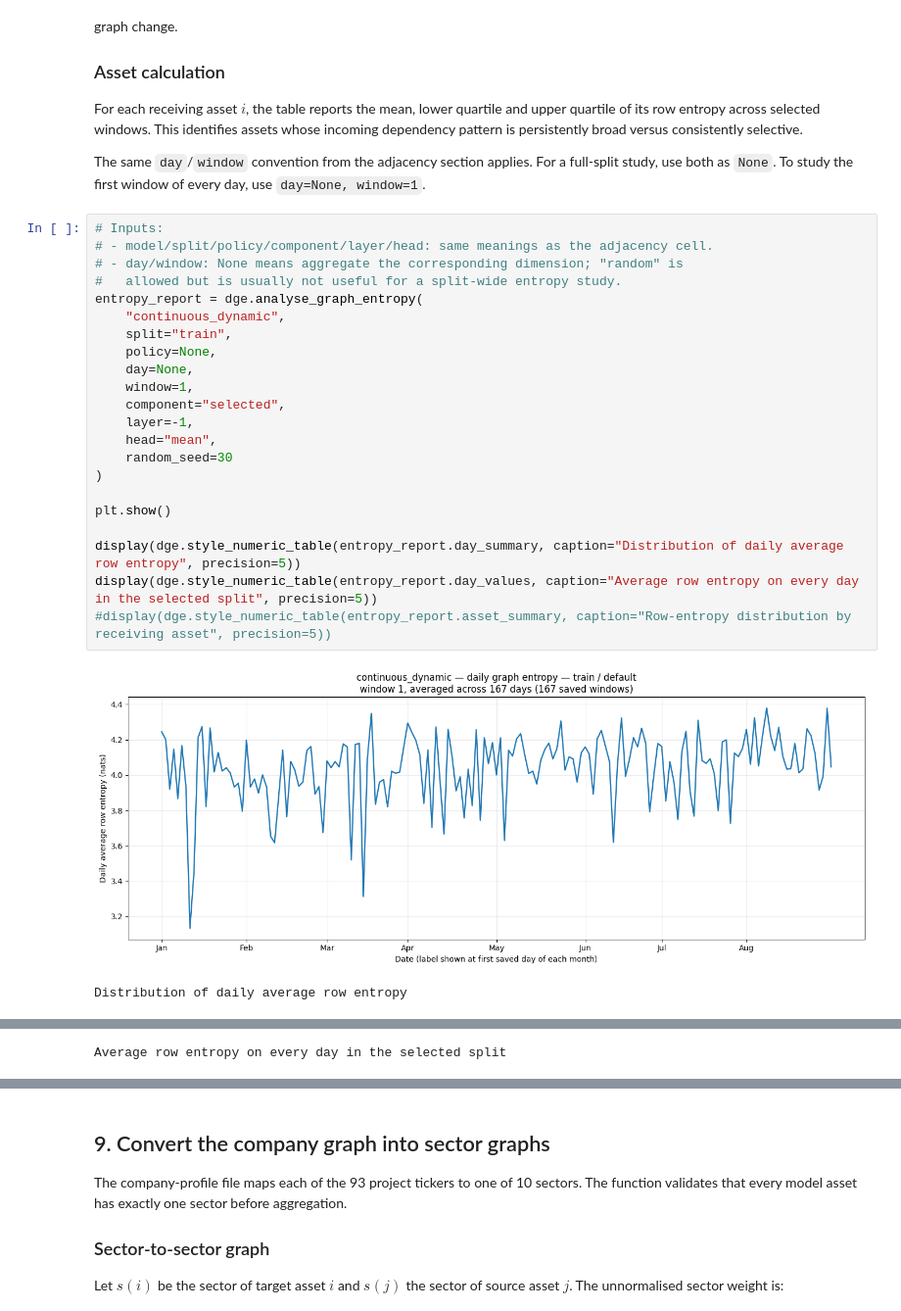
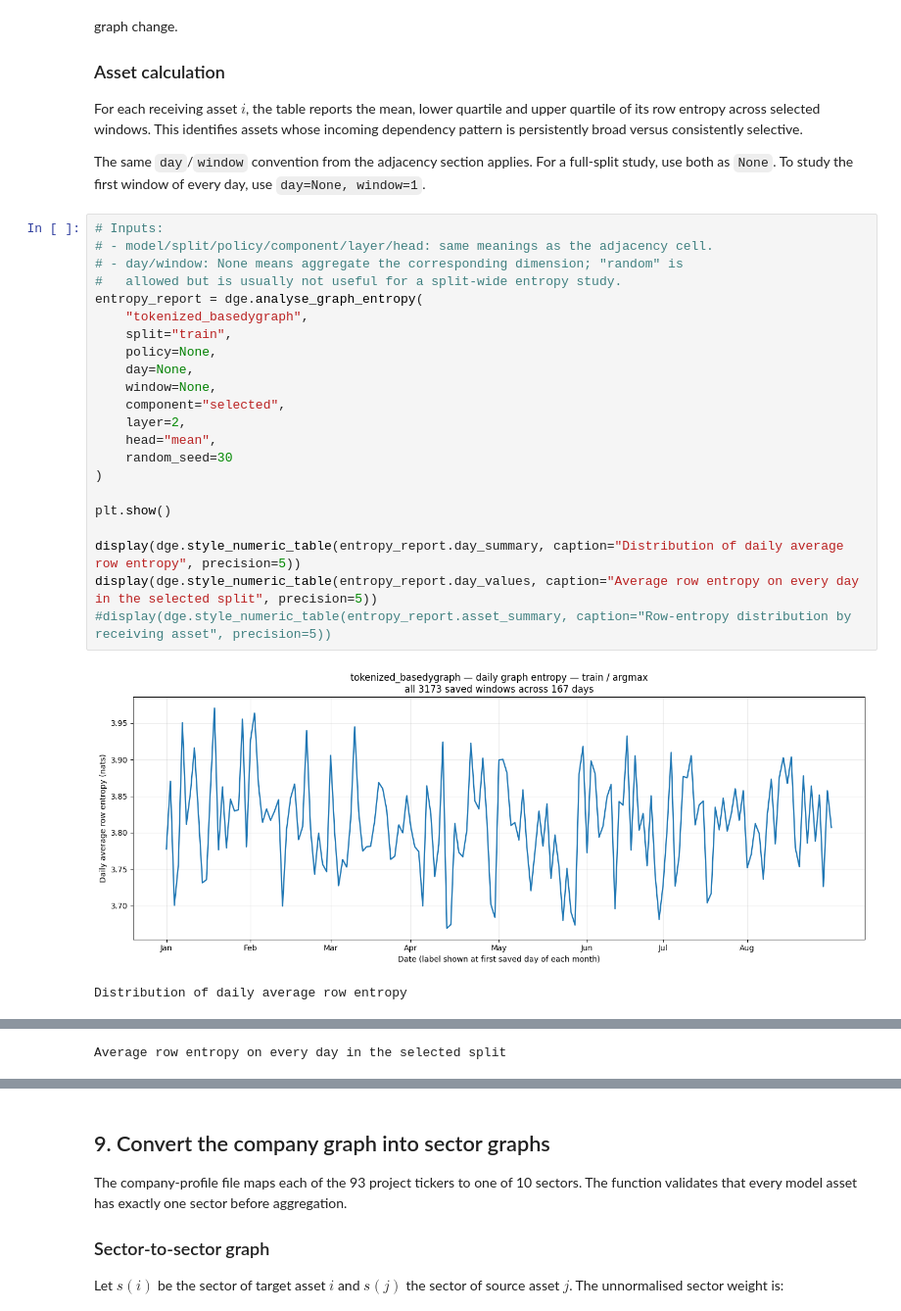
Before and after one commit to VishR-94/dynamic_graphs_thesis, a Jupyter notebook: notebooks/graph_hub.ipynb, the cells around one changed output, grey strips where cells are left out. Shown at 98% size. Drawn from its saved outputs; the diff is of its cells as text.

```diff
--- a/notebooks/graph_hub.ipynb
+++ b/notebooks/graph_hub.ipynb
@@ -530,26 +495,26 @@ The same `day`/`window` convention from the adjacency section applies. For a ful
 # %%
 # Inputs:
 # - model/split/policy/component/layer/head: same meanings as the adjacency cell.
 # - day/window: None means aggregate the corresponding dimension; "random" is
 #   allowed but is usually not useful for a split-wide entropy study.
 entropy_report = dge.analyse_graph_entropy(
-    "continuous_dynamic",
+    "tokenized_basedygraph",
     split="train",
     policy=None,
     day=None,
-    window=1,
+    window=None,
     component="selected",
-    layer=-1,
+    layer=2,
     head="mean",
     random_seed=30
 )
 
 plt.show()
 
 display(dge.style_numeric_table(entropy_report.day_summary, caption="Distribution of daily average row entropy", precision=5))
 display(dge.style_numeric_table(entropy_report.day_values, caption="Average row entropy on every day in the selected split", precision=5))
 #display(dge.style_numeric_table(entropy_report.asset_summary, caption="Row-entropy distribution by receiving asset", precision=5))
 # %% [output]
-[figure, old version]
+[figure, new version]
 Distribution of daily average row entropy
 |  | Selected split | Selection | Days | Mean of daily average row entropy | Lower quartile of daily average r... | Upper quartile of daily average r... | ... |
```
Also changed, not shown: parts of 14 cells of this notebook, 5 other files.
